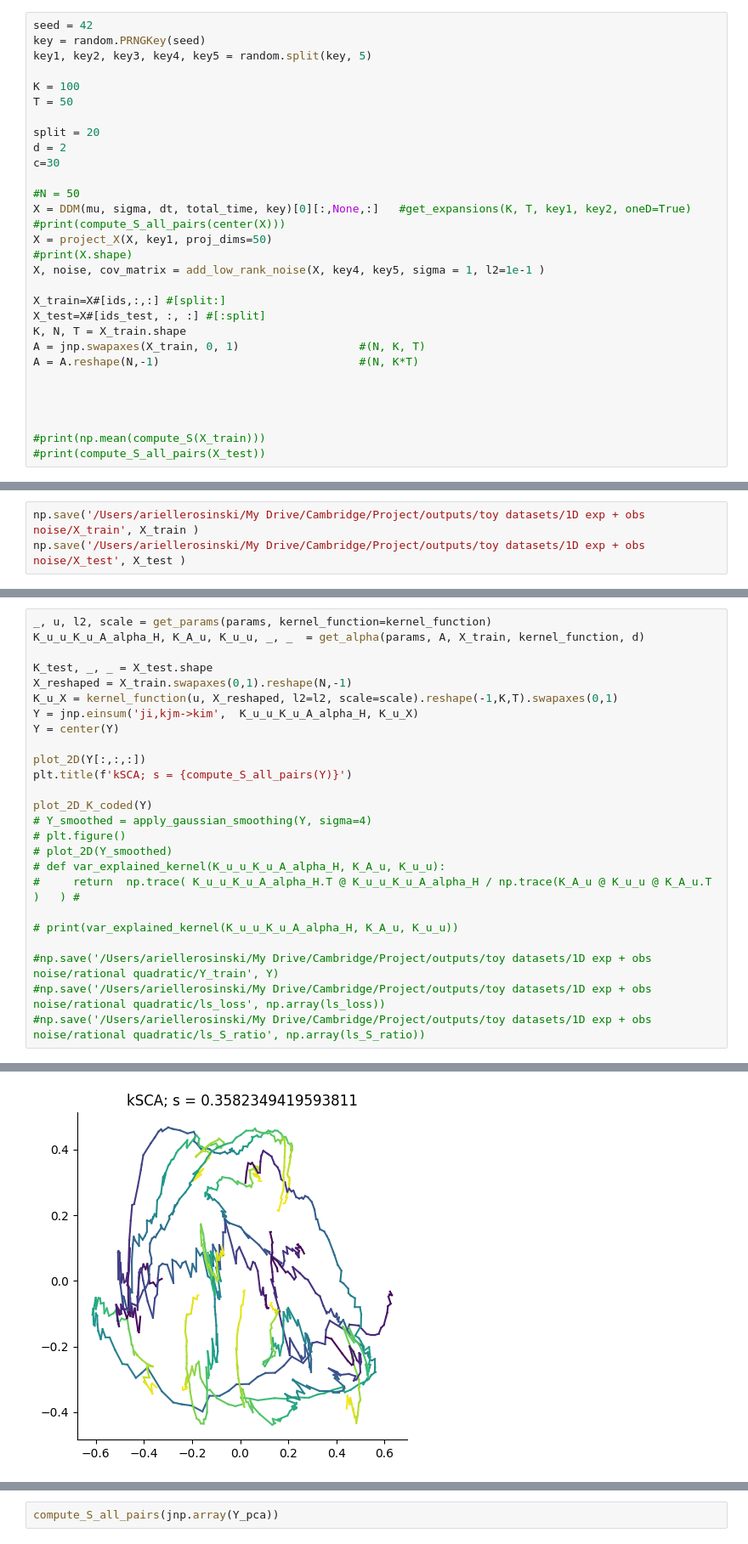
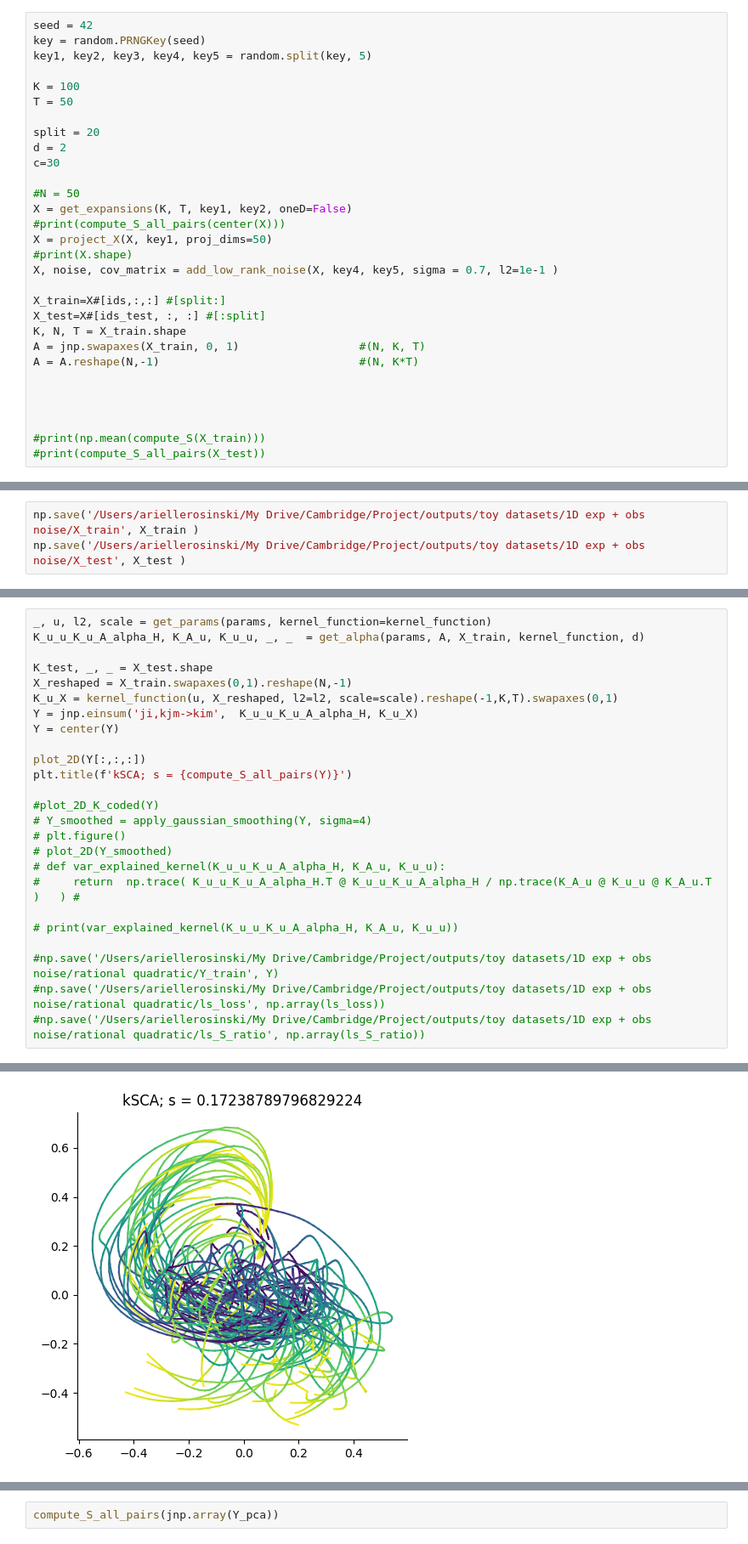
Before and after one commit to ArielleRosinski/SCA_project, a Jupyter notebook: toy_dataset_kSCA_inducing_points.ipynb, the cells around one changed output, grey strips where cells are left out. Shown: that part at 85% size. Cells and saved outputs as stored; diff of their text form.

```diff
--- a/toy_dataset_kSCA_inducing_points.ipynb
+++ b/toy_dataset_kSCA_inducing_points.ipynb
@@ -191,11 +191,11 @@ d = 2
 c=30
 
 #N = 50
-X = DDM(mu, sigma, dt, total_time, key)[0][:,None,:]   #get_expansions(K, T, key1, key2, oneD=True)
+X = get_expansions(K, T, key1, key2, oneD=False)
 #print(compute_S_all_pairs(center(X)))
 X = project_X(X, key1, proj_dims=50)
 #print(X.shape)
-X, noise, cov_matrix = add_low_rank_noise(X, key4, key5, sigma = 1, l2=1e-1 )
+X, noise, cov_matrix = add_low_rank_noise(X, key4, key5, sigma = 0.7, l2=1e-1 )
 
 X_train=X#[ids,:,:] #[split:]
 X_test=X#[ids_test, :, :] #[:split]
@@ -265,7 +265,7 @@ Y = center(Y)
 plot_2D(Y[:,:,:])
 plt.title(f'kSCA; s = {compute_S_all_pairs(Y)}')
 
-plot_2D_K_coded(Y)
+#plot_2D_K_coded(Y)
 # Y_smoothed = apply_gaussian_smoothing(Y, sigma=4)
 # plt.figure()
 # plot_2D(Y_smoothed)
@@ -281 +282 @@ plot_2D_K_coded(Y)
-[figure, old version]
+[figure, new version]
```
Also changed, not shown: parts of 6 cells of this notebook, 5 other files.
